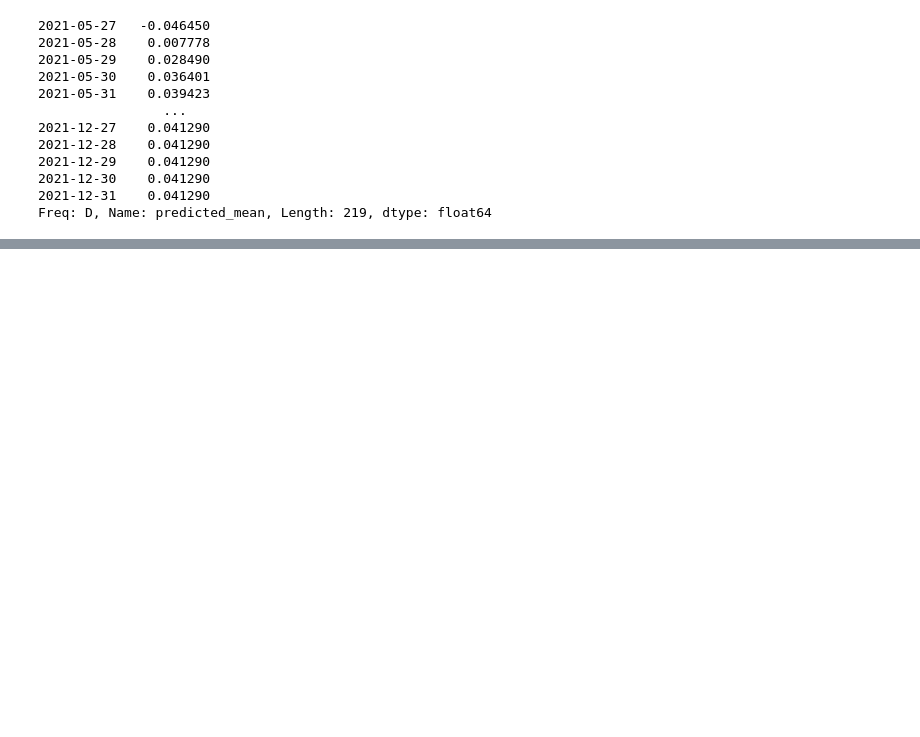
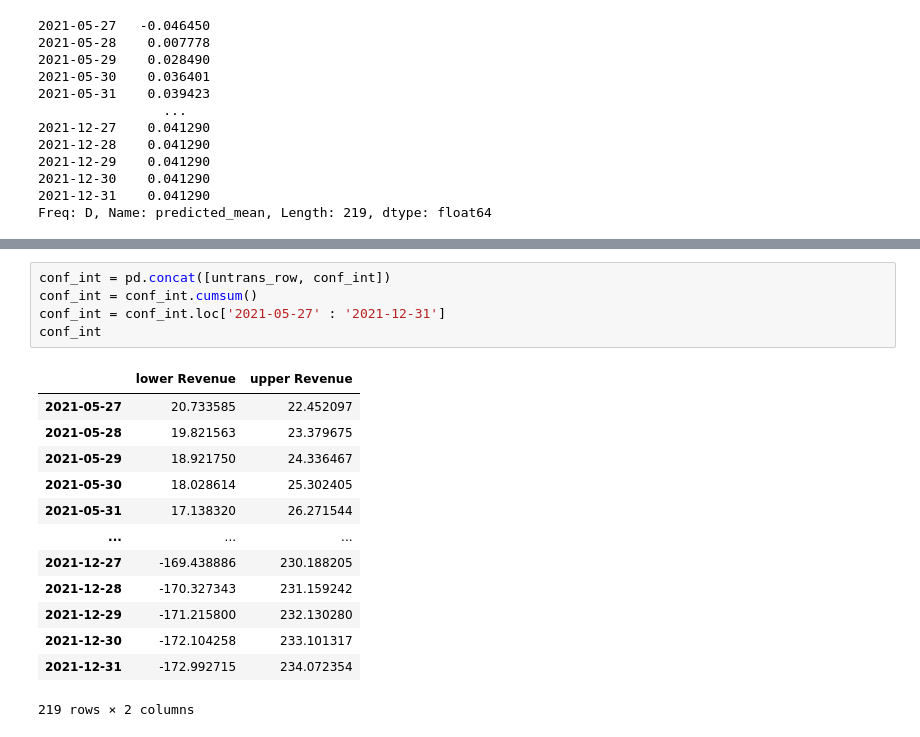
Before and after one commit to CGRowe96/WGU_MSDA, a Jupyter notebook: Untitled-1.ipynb, the cells around one changed output, grey strips where cells are left out. Cells and saved outputs as stored; diff of their text form; blank space fills up the shorter version.

```diff
--- a/Untitled-1.ipynb
+++ b/Untitled-1.ipynb
@@ -359,0 +408,19 @@ Looking at the above, it seems like the model was not very effective at predicti
+# %%
+conf_int = pd.concat([untrans_row, conf_int])
+conf_int = conf_int.cumsum()
+conf_int = conf_int.loc['2021-05-27' : '2021-12-31']
+conf_int
+# %% [output]
+|  | lower Revenue | upper Revenue |
+| 2021-05-27 | 20.733585 | 22.452097 |
+| 2021-05-28 | 19.821563 | 23.379675 |
+| 2021-05-29 | 18.921750 | 24.336467 |
+| 2021-05-30 | 18.028614 | 25.302405 |
+| 2021-05-31 | 17.138320 | 26.271544 |
+| ... | ... | ... |
+| 2021-12-27 | -169.438886 | 230.188205 |
+| 2021-12-28 | -170.327343 | 231.159242 |
+| 2021-12-29 | -171.215800 | 232.130280 |
+| 2021-12-30 | -172.104258 | 233.101317 |
+| 2021-12-31 | -172.992715 | 234.072354 |
+219 rows × 2 columns
```
Also changed, not shown: parts of 12 cells of this notebook.
